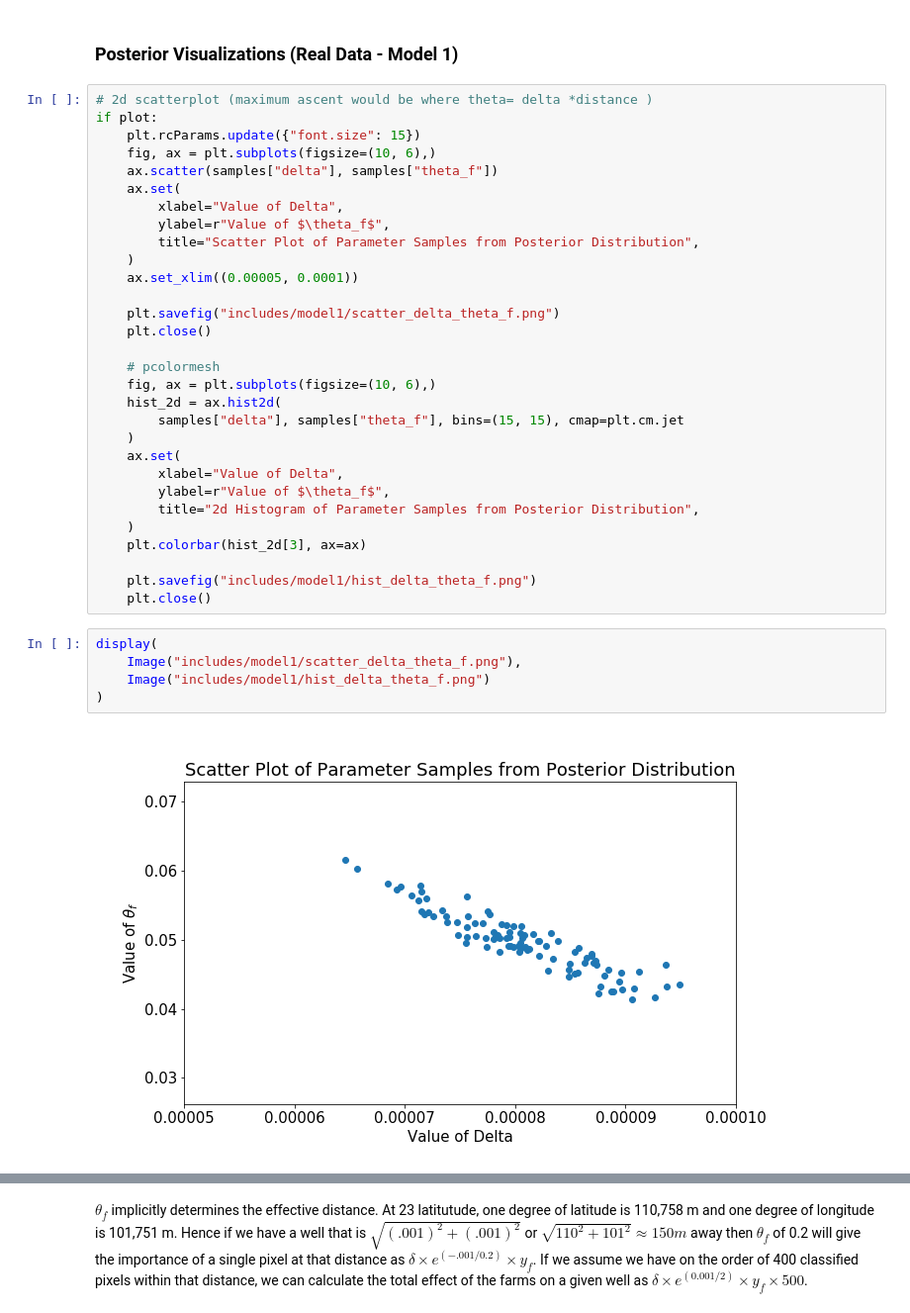
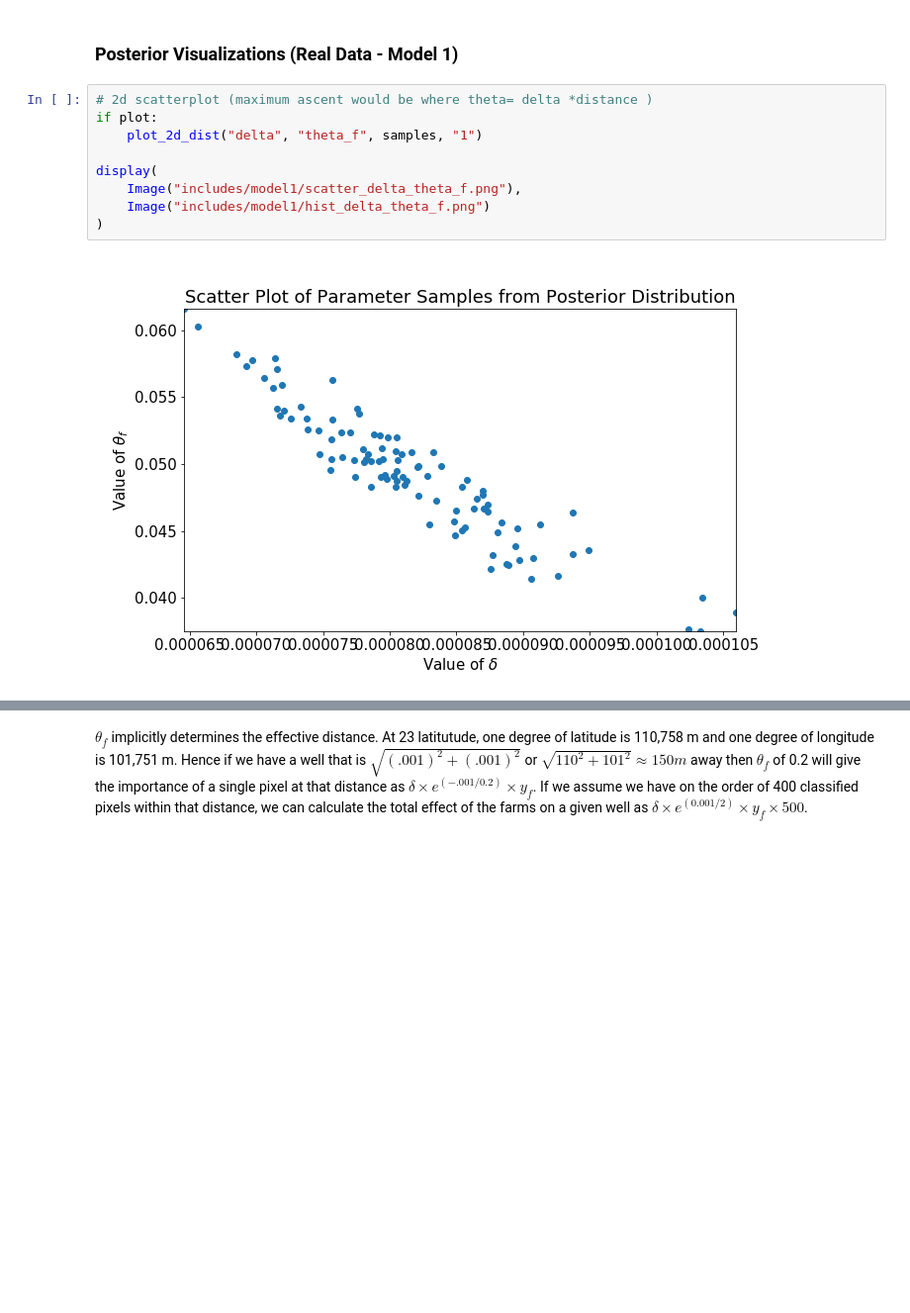
Before and after one commit to M-Harrington/probprog-finalproject, a Jupyter notebook: code-test.ipynb, the cells around one changed output, grey strips where cells are left out. Shown at 99% size. Drawn from its saved outputs; the diff is of its cells as text; blank space fills up the shorter version.

Commit message:
Added plotting

```diff
--- a/code-test.ipynb
+++ b/code-test.ipynb
@@ -499,39 +464,13 @@ Site: theta_f
 # %% [markdown]
 ### Posterior Visualizations (Real Data - Model 1)
-# %%
-# 2d scatterplot (maximum ascent would be where theta= delta *distance )
-if plot:
-    plt.rcParams.update({"font.size": 15})
-    fig, ax = plt.subplots(figsize=(10, 6),)
-    ax.scatter(samples["delta"], samples["theta_f"])
-    ax.set(
-        xlabel="Value of Delta",
-        ylabel=r"Value of $\theta_f$",
-        title="Scatter Plot of Parameter Samples from Posterior Distribution",
-    )
-    ax.set_xlim((0.00005, 0.0001))
-
-    plt.savefig("includes/model1/scatter_delta_theta_f.png")
-    plt.close()
-
-    # pcolormesh
-    fig, ax = plt.subplots(figsize=(10, 6),)
-    hist_2d = ax.hist2d(
-        samples["delta"], samples["theta_f"], bins=(15, 15), cmap=plt.cm.jet
-    )
-    ax.set(
-        xlabel="Value of Delta",
-        ylabel=r"Value of $\theta_f$",
-        title="2d Histogram of Parameter Samples from Posterior Distribution",
-    )
-    plt.colorbar(hist_2d[3], ax=ax)
-
-    plt.savefig("includes/model1/hist_delta_theta_f.png")
-    plt.close()
 # %%
+# 2d scatterplot (maximum ascent would be where theta= delta *distance )
+if plot:
+    plot_2d_dist("delta", "theta_f", samples, "1")
+
 display(
     Image("includes/model1/scatter_delta_theta_f.png"),
     Image("includes/model1/hist_delta_theta_f.png")
 )
 # %% [output]
-[figure, old version]
+[figure, new version]
```
Also changed, not shown: parts of 33 cells of this notebook, 13 other files.
